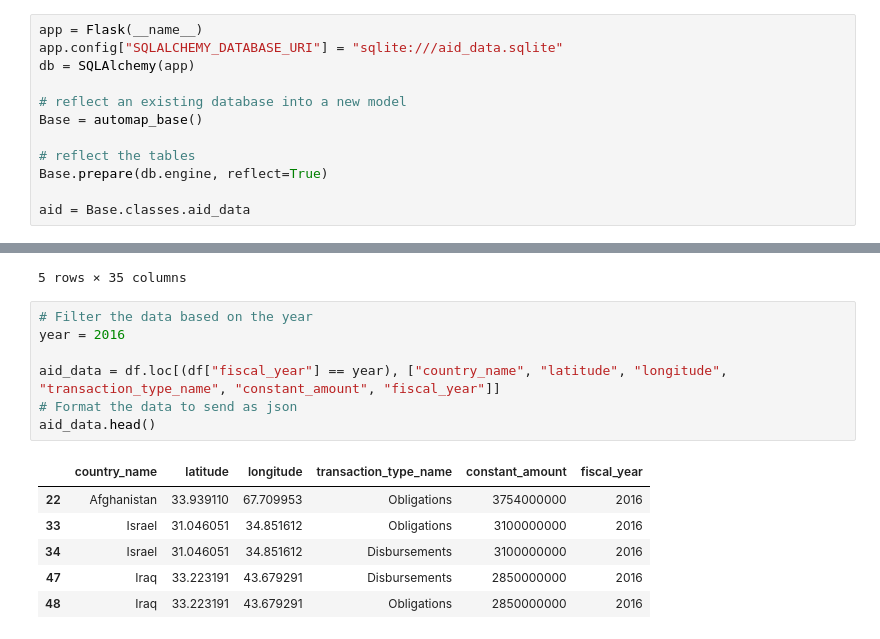
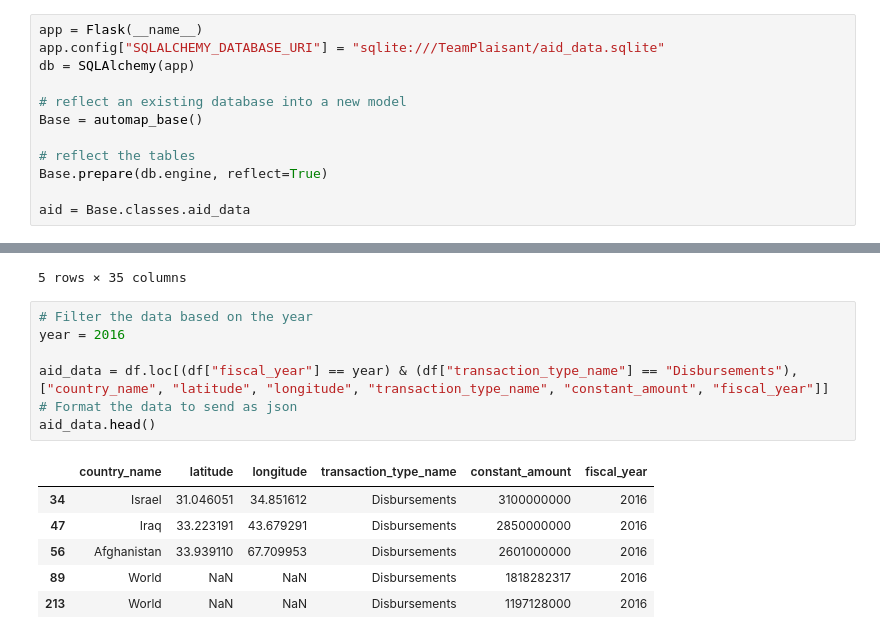
Before and after one commit to llreber/TeamPlaisant, a Jupyter notebook: US_Aid.ipynb, the cells around one changed output, grey strips where cells are left out. Saved outputs shown, nothing was run; the diff lists cells and outputs as text.

```diff
--- a/US_Aid.ipynb
+++ b/US_Aid.ipynb
@@ -13,7 +13,7 @@ from flask import Flask, jsonify, render_template
 from flask_sqlalchemy import SQLAlchemy
 # %%
 app = Flask(__name__)
-app.config["SQLALCHEMY_DATABASE_URI"] = "sqlite:///aid_data.sqlite"
+app.config["SQLALCHEMY_DATABASE_URI"] = "sqlite:///TeamPlaisant/aid_data.sqlite"
 db = SQLAlchemy(app)
 
 # reflect an existing database into a new model
@@ -64,16 +67,16 @@ df.head()
 # %%
 # Filter the data based on the year
 year = 2016
 
-aid_data = df.loc[(df["fiscal_year"] == year), ["country_name", "latitude", "longitude", "transaction_type_name", "constant_amount", "fiscal_year"]]
+aid_data = df.loc[(df["fiscal_year"] == year) & (df["transaction_type_name"] == "Disbursements"), ["country_name", "latitude", "longitude", "transaction_type_name", "constant_amount", "fiscal_year"]]
 # Format the data to send as json
 aid_data.head()
 # %% [output]
 |  | country_name | latitude | longitude | transaction_type_name | constant_amount | fiscal_year |
-| 22 | Afghanistan | 33.939110 | 67.709953 | Obligations | 3754000000 | 2016 |
-| 33 | Israel | 31.046051 | 34.851612 | Obligations | 3100000000 | 2016 |
 | 34 | Israel | 31.046051 | 34.851612 | Disbursements | 3100000000 | 2016 |
 | 47 | Iraq | 33.223191 | 43.679291 | Disbursements | 2850000000 | 2016 |
-| 48 | Iraq | 33.223191 | 43.679291 | Obligations | 2850000000 | 2016 |
+| 56 | Afghanistan | 33.939110 | 67.709953 | Disbursements | 2601000000 | 2016 |
+| 89 | World | NaN | NaN | Disbursements | 1818282317 | 2016 |
+| 213 | World | NaN | NaN | Disbursements | 1197128000 | 2016 |
 # %%
 aid_by_country = aid_data.groupby(["country_name", "latitude", "longitude", "fiscal_year", "transaction_type_name"])["constant_amount"].sum()
```
Also changed, not shown: parts of 5 cells of this notebook.
